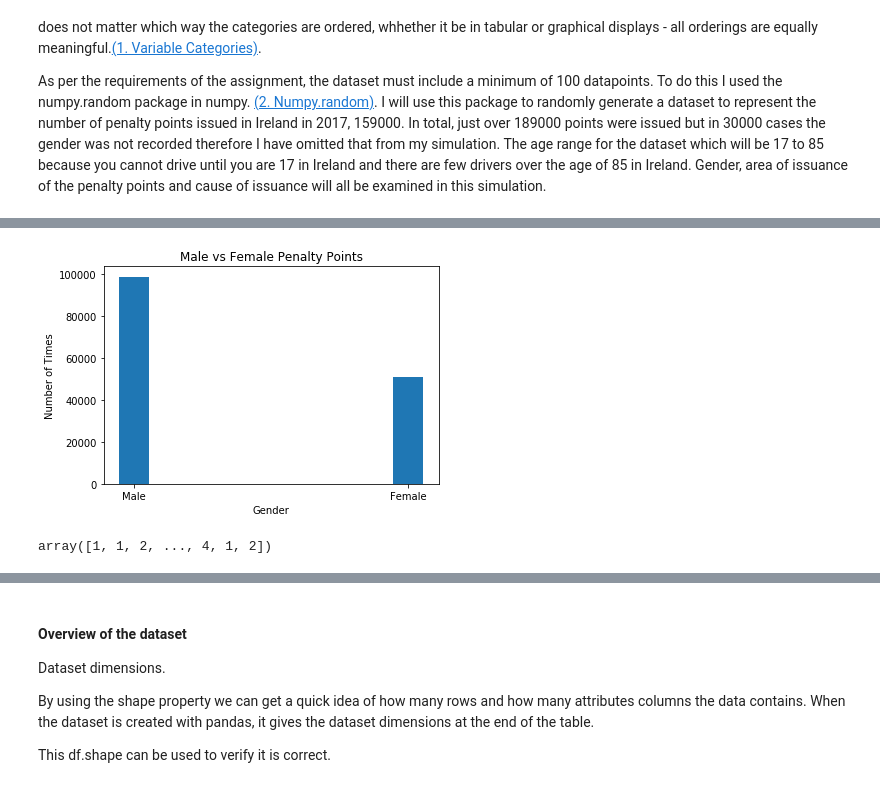
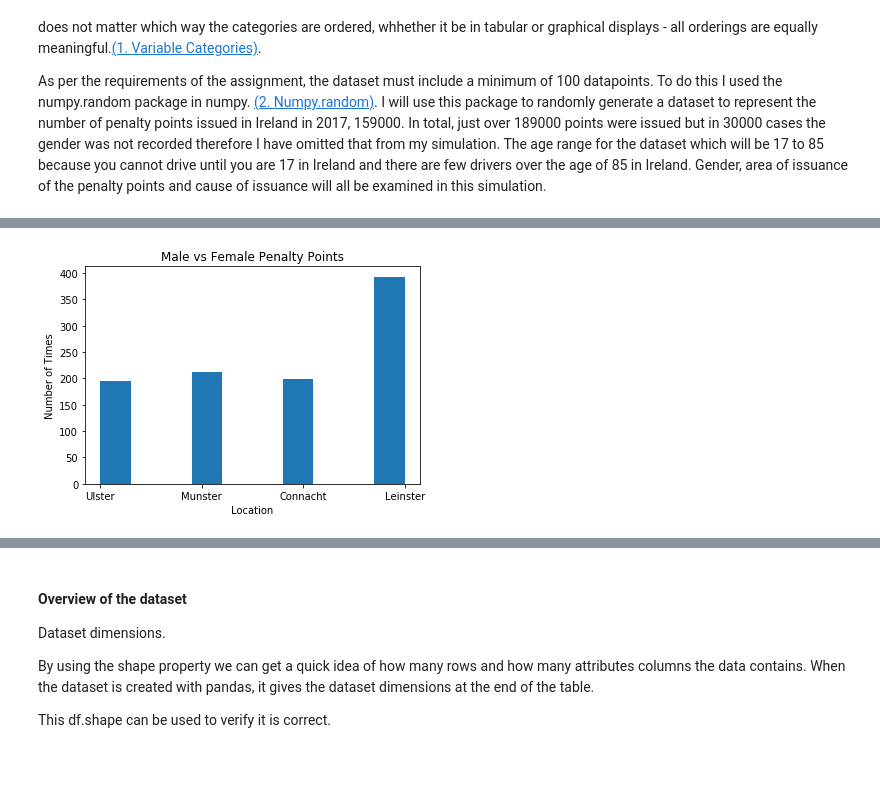
Before and after one commit to kevindooley/Simulated-Dataset, a Jupyter notebook: Simulation of Dataset.ipynb, the cells around one changed output, grey strips where cells are left out. Drawn from its saved outputs; the diff is of its cells as text; code cells hidden in the pictures.

Commit message:
added plots for accidents and total penalty points. Analysis of gender variable

```diff
--- a/Simulation of Dataset.ipynb
+++ b/Simulation of Dataset.ipynb
@@ -74,9 +82,15 @@ gender = np.random.choice(np.arange(1, 3), size=149500, p=[0.66, 0.34]) #refer t
+# %%
+# reproducibility of results
+#Leinster = 1, munster = 3, ulster = 2, connachcht = 4
+#np.arange - choose number from 1 to 4 (higher number exclusive)
+#np.random.choice allows size of dataset and determine probability of each number in a
+province = (["Munster", "Leinster", "Ulster", "Connacht"])
+location = np.random.choice(province, size=1000, p=[0.2, 0.4, 0.2, 0.2])
 # %%
-plt.hist(gender)
+plt.hist(location)
 plt.ylabel("Number of Times") #y label
-plt.xlabel("Gender") # x label
+plt.xlabel("Location") # x label
 plt.title("Male vs Female Penalty Points") # title
-plt.xticks([1.05, 1.95], ["Male", "Female"]) # set label for male and female
 plt.show() # display
 # %% [output]
-[figure, old version]
+[figure, new version]
@@ -87,9 +97,6 @@ df["Gender"].replace({1:'Male', 2:'Female'}, inplace=True) # replace number 1 wi
 # %%
-np.random.seed(11) # reproducibility of results
-#Leinster = 1, munster = 3, ulster = 2, connachcht = 4
+# reproducibility of results
+#Speeding = 1, phone = 2,  no seat belt = 3, drink driving = 4
 #np.arange - choose number from 1 to 4 (higher number exclusive)
 #np.random.choice allows size of dataset and determine probability of each number in a
-location = np.random.choice(np.arange(1, 5), size=149500, p=[0.45, 0.25, 0.20, 0.1])
-location
+reason_pp = np.random.choice(np.arange(0, 5), size=1000, p=[0, 0.75, 0.17, 0.06, 0.02])
-# %% [output]
-array([1, 1, 2, ..., 4, 1, 2])
```
Also changed, not shown: parts of 32 cells of this notebook.
